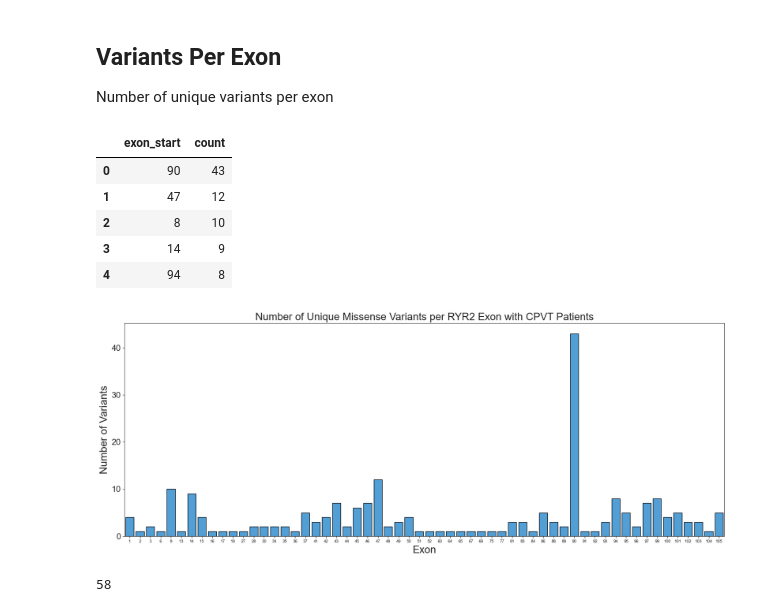
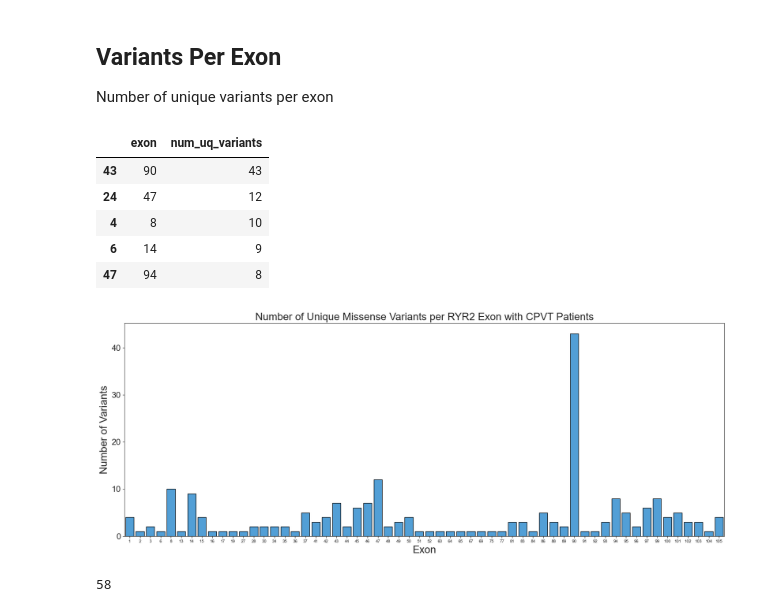
Before and after one commit to alexdaiii/cpvt_database_analysis, a Jupyter notebook: analysis/05_variant_counts.ipynb, the cells around one changed output. Cells and saved outputs as stored; diff of their text form; code cells hidden in the pictures.

Commit message:
variant counts update

```diff
--- a/analysis/05_variant_counts.ipynb
+++ b/analysis/05_variant_counts.ipynb
@@ -181,68 +144,81 @@ plt.show()
 Number of unique variants per exon
 # %%
 def get_variants_per_exon(df_input: pd.DataFrame):
-    unique_by_variant = df_input.drop_duplicates(
-        subset=["variant_id"]
+    # drop variants without cdna information
+    unique_by_variant = df_input.dropna(subset=["c_hgvs_string"])
+
+    unique_by_variant = unique_by_variant.drop_duplicates(
+        subset=["c_hgvs_string"]
     )
 
+    # only missense variants
     unique_by_variant = unique_by_variant[
-        unique_by_variant["exon_start"].notna() & (
-                unique_by_variant["exon_start"] + 1 == unique_by_variant[
-            "exon_end"]
-        )
-        ]["exon_start"].value_counts().reset_index().sort_values(
-        by=["count"], ascending=False
-    )
-    unique_by_variant["exon_start"] = unique_by_variant["exon_start"].astype(
-        int)
+        unique_by_variant["protein_change_type"] == "Substitution"]
+    # group by
+    unique_by_variant = unique_by_variant.groupby(
+        "exon_start"
+    ).agg({
+        "c_hgvs_string": "count"
+    })
+
+    unique_by_variant = unique_by_variant.reset_index()
+    unique_by_variant.columns = ["exon", "num_uq_variants"]
+    unique_by_variant["exon"] = unique_by_variant["exon"].astype(int)
+    unique_by_variant = unique_by_variant.sort_values(by="num_uq_variants",
+                                                      ascending=False)
 
     return unique_by_variant
 
 
 variant_per_exon = get_variants_per_exon(df_cpvt)
+
+# save to csv
+variant_per_exon.to_csv(
+    figures_dir / "num_variants_per_exon.csv", index=False
+)
 variant_per_exon.head()
 # %% [output]
-|  | exon_start | count |
-| 0 | 90 | 43 |
-| 1 | 47 | 12 |
-| 2 | 8 | 10 |
-| 3 | 14 | 9 |
-| 4 | 94 | 8 |
+|  | exon | num_uq_variants |
+| 43 | 90 | 43 |
+| 24 | 47 | 12 |
+| 4 | 8 | 10 |
+| 6 | 14 | 9 |
+| 47 | 94 | 8 |
 # %%
 plt.figure(figsize=(
     FIG_2_SIZE[0] * 2, FIG_2_SIZE[1] * 2))  # Double the width and height
 
 # y exons with more than 0 variants
-plt_vars = variant_per_exon[variant_per_exon["count"] > 0]
+plt_vars = variant_per_exon[variant_per_exon["num_uq_variants"] > 0]
 
 sns.barplot(
     data=variant_per_exon,
-    x="exon_start",
-    y="count",
+    x="exon",
+    y="num_uq_variants",
     # palette="pastel",
     # hue='hue',
     color=sns.color_palette("husl", 9)[6],
     legend=False,
     edgecolor="black",  # Specify the color of the border
-    order=plt_vars["exon_start"].sort_values(),
+    order=plt_vars["exon"].sort_values(),
 )
 
 set_figure_size(
     "Exon",
     "Number of Variants",
     "Number of Unique Missense Variants per RYR2 Exon with CPVT Patients",
     # double the font size
     x_label_fontsize=20,
     y_label_fontsize=20,
     title_fontsize=20,
     y_tick_fontsize=16,
 )
 
 save_current_plot("num_variants_per_exon")
 
 plt.show()
 # %% [output]
-[figure, old version]
+[figure, new version]
 # %%
 # print number of exons
 len(variant_per_exon)
```
Also changed, not shown: parts of 5 cells of this notebook, 2 other files.
